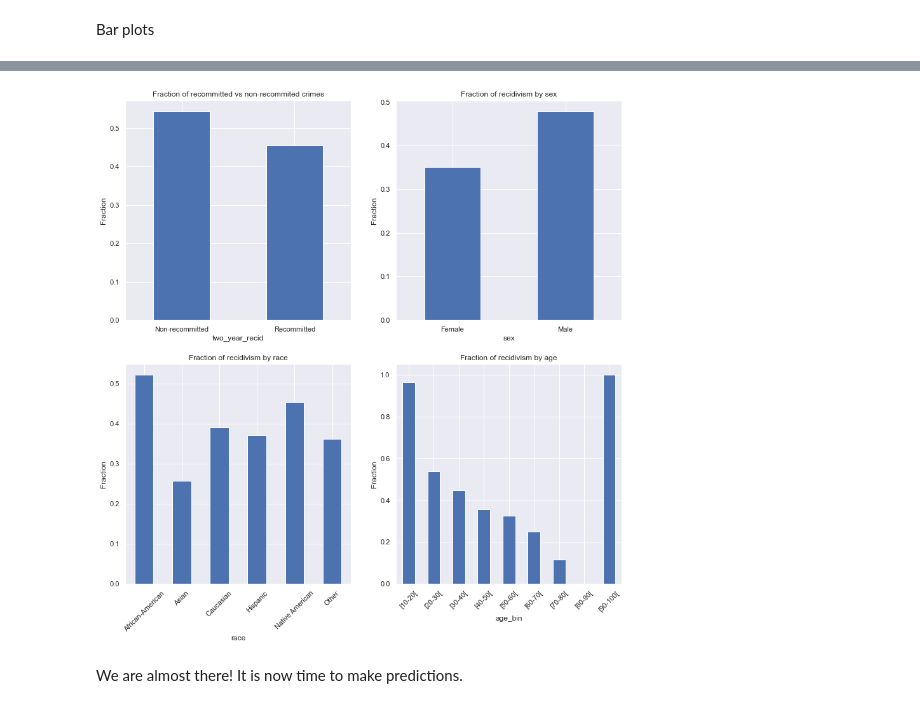
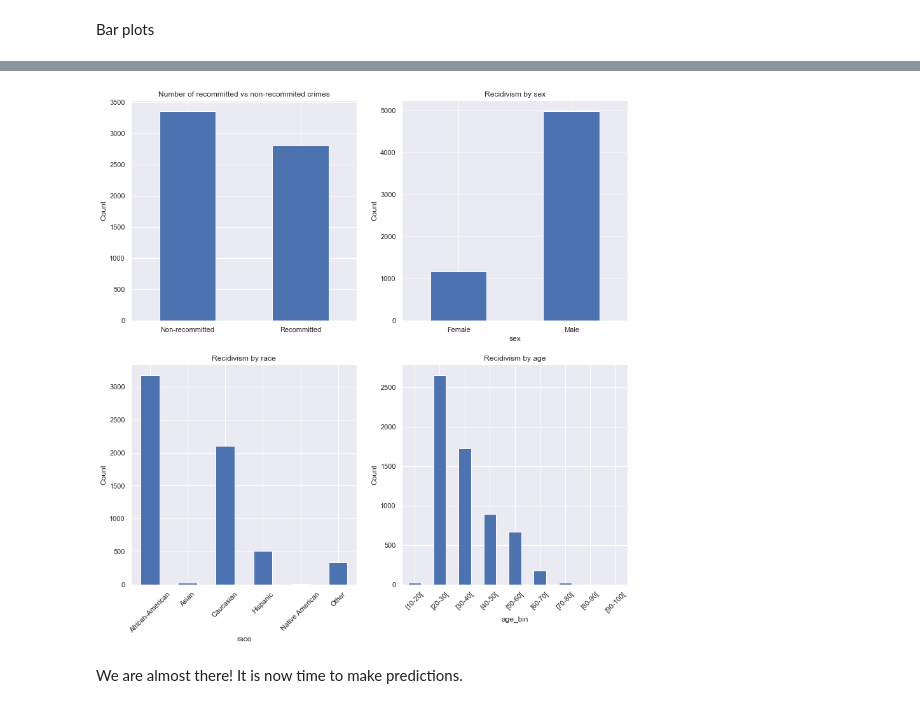
Before and after one commit to simonmoesorensen/socialdata2022, a Jupyter notebook: lectures/Week6.ipynb, the cells around one changed output, grey strips where cells are left out. Saved outputs shown, nothing was run; the diff lists cells and outputs as text; code cells hidden in the pictures.

```diff
--- a/lectures/Week6.ipynb
+++ b/lectures/Week6.ipynb
@@ -165,56 +154,56 @@ plt.show()
 # %%
-fig, axs = plt.subplots(2, 2, figsize=(14,14))
+fig, axs = plt.subplots(2,2, figsize=(14,14))
 
 # Number of recommitted vs non-recommitted crimes
-(df.groupby('two_year_recid').two_year_recid.count() / len(df.two_year_recid)).plot(kind='bar', ax=axs[0,0])
-axs[0, 0].set_title('Fraction of recommitted vs non-recommited crimes')
+df.two_year_recid.value_counts().plot(kind='bar', ax=axs[0,0])
+axs[0, 0].set_title('Number of recommitted vs non-recommited crimes')
 axs[0, 0].set_xticklabels(['Non-recommitted', 'Recommitted'], rotation=0)
-axs[0, 0].set_ylabel('Fraction')
+axs[0, 0].set_ylabel('Count')
 
 # Fraction of recidivism by sex
-df.groupby('sex').two_year_recid.mean().plot(kind='bar', ax=axs[0, 1])
-axs[0, 1].set_title('Fraction of recidivism by sex')
+df.groupby('sex').two_year_recid.count().plot(kind='bar', ax=axs[0, 1])
+axs[0, 1].set_title('Recidivism by sex')
 axs[0, 1].set_xticklabels(axs[0, 1].get_xticklabels(), rotation=0)
-axs[0, 1].set_ylabel('Fraction')
+axs[0, 1].set_ylabel('Count')
 
 # Fraction of recidivism by race
-df.groupby('race').two_year_recid.mean().plot(kind='bar', ax=axs[1, 0])
-axs[1, 0].set_title('Fraction of recidivism by race')
+df.groupby('race').two_year_recid.count().plot(kind='bar', ax=axs[1, 0])
+axs[1, 0].set_title('Recidivism by race')
 axs[1, 0].set_xticklabels(axs[1, 0].get_xticklabels(), rotation=45)
-axs[1, 0].set_ylabel('Fraction')
+axs[1, 0].set_ylabel('Count')
 
 # Fraction of recidivism by age
 def bin_age(age):
     if 0 <= age < 10:
         return '[0-10['
     elif 10 <= age < 20:
         return '[10-20['
     elif 20 <= age < 30:
         return '[20-30['
     elif 30 <= age < 40:
         return '[30-40['
     elif 40 <= age < 50:
         return '[40-50['
     elif 50 <= age < 60:
         return '[50-60['
     elif 60 <= age < 70:
         return '[60-70['
     elif 70 <= age < 80:
         return '[70-80['
     elif 80 <= age < 90:
         return '[80-90['
     elif 90 <= age < 100:
         return '[90-100['
 
 df['age_bin'] = df.age.apply(bin_age)
-df.groupby('age_bin').two_year_recid.mean().plot(kind='bar', ax=axs[1, 1])
-axs[1, 1].set_title('Fraction of recidivism by age')
+df.groupby('age_bin').two_year_recid.count().plot(kind='bar', ax=axs[1, 1])
+axs[1, 1].set_title('Recidivism by age')
 axs[1, 1].set_xticklabels(axs[1, 1].get_xticklabels(), rotation=45)
-axs[1, 1].set_ylabel('Fraction')
+axs[1, 1].set_ylabel('Count')
 
 plt.show()
 # %% [output]
-[figure, old version]
+[figure, new version]
 # %% [markdown]
 We are almost there! It is now time to make predictions.
 # %% [markdown]
```
Also changed, not shown: parts of 1 cell of this notebook.
